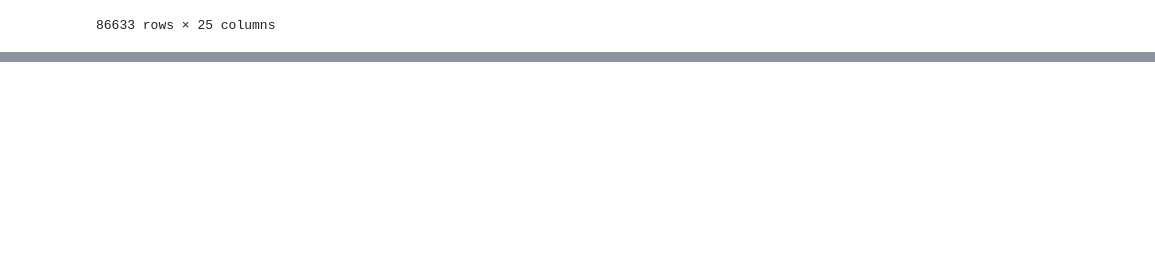
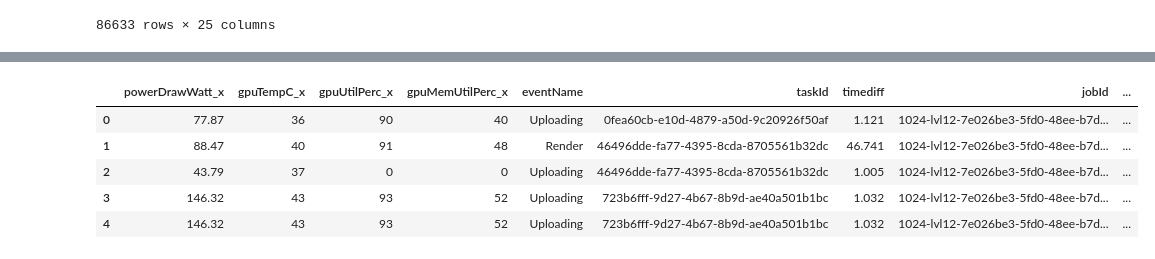
Before and after one commit to Himika-Mishra/Cloud-Computing, a Jupyter notebook: Terapixel_Rendering_EDA.ipynb, the cells around one changed output, grey strips where cells are left out. Saved outputs shown, nothing was run; the diff lists cells and outputs as text; code cells hidden in the pictures; blank space fills up the shorter version.

```diff
--- a/Terapixel_Rendering_EDA.ipynb
+++ b/Terapixel_Rendering_EDA.ipynb
@@ -132,0 +247,9 @@ df5=df4.drop(columns=['timestamp_x','timestamp_y','hostname_x_x','hostname_x_y',
+# %%
+df5.head()
+# %% [output]
+|  | powerDrawWatt_x | gpuTempC_x | gpuUtilPerc_x | gpuMemUtilPerc_x | eventName | taskId | timediff | jobId | ... |
+| 0 | 77.87 | 36 | 90 | 40 | Uploading | 0fea60cb-e10d-4879-a50d-9c20926f50af | 1.121 | 1024-lvl12-7e026be3-5fd0-48ee-b7d... | ... |
+| 1 | 88.47 | 40 | 91 | 48 | Render | 46496dde-fa77-4395-8cda-8705561b32dc | 46.741 | 1024-lvl12-7e026be3-5fd0-48ee-b7d... | ... |
+| 2 | 43.79 | 37 | 0 | 0 | Uploading | 46496dde-fa77-4395-8cda-8705561b32dc | 1.005 | 1024-lvl12-7e026be3-5fd0-48ee-b7d... | ... |
+| 3 | 146.32 | 43 | 93 | 52 | Uploading | 723b6fff-9d27-4b67-8b9d-ae40a501b1bc | 1.032 | 1024-lvl12-7e026be3-5fd0-48ee-b7d... | ... |
+| 4 | 146.32 | 43 | 93 | 52 | Uploading | 723b6fff-9d27-4b67-8b9d-ae40a501b1bc | 1.032 | 1024-lvl12-7e026be3-5fd0-48ee-b7d... | ... |
```
Also changed, not shown: parts of 15 cells of this notebook.
